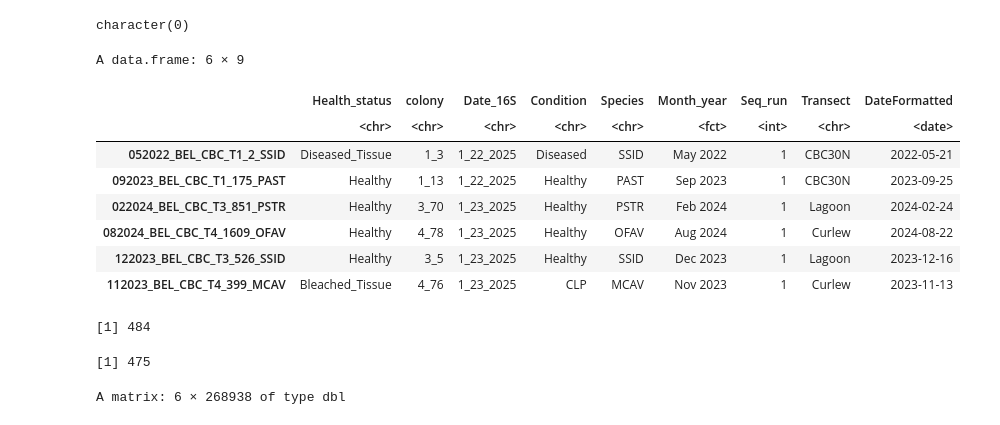
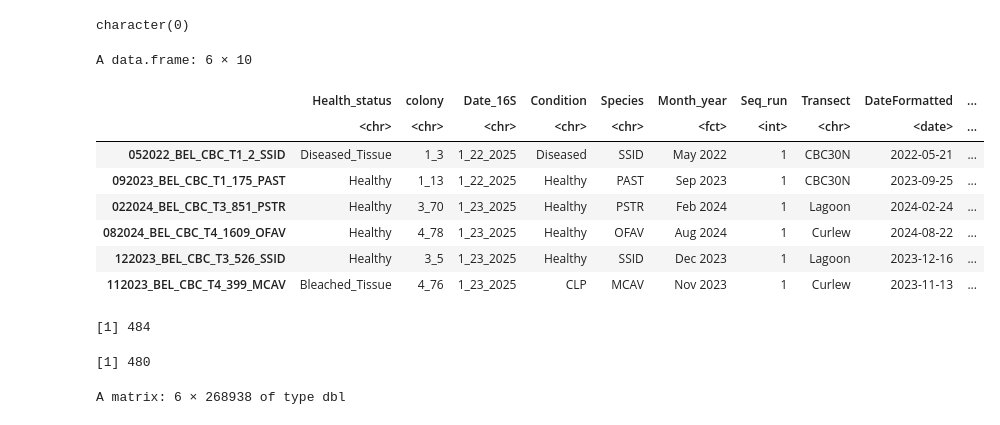
Before and after one commit to cdesouza02/BEL_16S_ITS2, a Jupyter notebook: BEL_16S_outputs/physeq_taxa16S.ipynb, the cells around one changed output. Saved outputs shown, nothing was run; the diff lists cells and outputs as text; code cells hidden in the pictures.

```diff
--- a/BEL_16S_outputs/physeq_taxa16S.ipynb
+++ b/BEL_16S_outputs/physeq_taxa16S.ipynb
@@ -219,26 +239,26 @@ character(0)
 rownames(meta) <- meta$Tubelabel_species
 # %%
 #cleaning up meta to only be of interest
-meta_clean<- meta[, c( "Health_status", "colony", "Date_16S", "Condition", "Species", "Month_year", "Seq_run", "Transect", "DateFormatted")]
+meta_clean<- meta[, c( "Health_status", "colony", "Date_16S", "Condition", "Species", "Month_year", "Seq_run", "Transect", "DateFormatted", "Tubelabel_species")]
 
 #MonthYear in chronological order
 head(meta_clean)
 # %% [output]
-A data.frame: 6 × 9
+A data.frame: 6 × 10
-|  | Health_status | colony | Date_16S | Condition | Species | Month_year | Seq_run | Transect | DateFormatted |
-|  | <chr> | <chr> | <chr> | <chr> | <chr> | <fct> | <int> | <chr> | <date> |
-| 052022_BEL_CBC_T1_2_SSID | Diseased_Tissue | 1_3 | 1_22_2025 | Diseased | SSID | May 2022 | 1 | CBC30N | 2022-05-21 |
-| 092023_BEL_CBC_T1_175_PAST | Healthy | 1_13 | 1_22_2025 | Healthy | PAST | Sep 2023 | 1 | CBC30N | 2023-09-25 |
-| 022024_BEL_CBC_T3_851_PSTR | Healthy | 3_70 | 1_23_2025 | Healthy | PSTR | Feb 2024 | 1 | Lagoon | 2024-02-24 |
-| 082024_BEL_CBC_T4_1609_OFAV | Healthy | 4_78 | 1_23_2025 | Healthy | OFAV | Aug 2024 | 1 | Curlew | 2024-08-22 |
-| 122023_BEL_CBC_T3_526_SSID | Healthy | 3_5 | 1_23_2025 | Healthy | SSID | Dec 2023 | 1 | Lagoon | 2023-12-16 |
-| 112023_BEL_CBC_T4_399_MCAV | Bleached_Tissue | 4_76 | 1_23_2025 | CLP | MCAV | Nov 2023 | 1 | Curlew | 2023-11-13 |
+|  | Health_status | colony | Date_16S | Condition | Species | Month_year | Seq_run | Transect | DateFormatted | ... |
+|  | <chr> | <chr> | <chr> | <chr> | <chr> | <fct> | <int> | <chr> | <date> | ... |
+| 052022_BEL_CBC_T1_2_SSID | Diseased_Tissue | 1_3 | 1_22_2025 | Diseased | SSID | May 2022 | 1 | CBC30N | 2022-05-21 | ... |
+| 092023_BEL_CBC_T1_175_PAST | Healthy | 1_13 | 1_22_2025 | Healthy | PAST | Sep 2023 | 1 | CBC30N | 2023-09-25 | ... |
+| 022024_BEL_CBC_T3_851_PSTR | Healthy | 3_70 | 1_23_2025 | Healthy | PSTR | Feb 2024 | 1 | Lagoon | 2024-02-24 | ... |
+| 082024_BEL_CBC_T4_1609_OFAV | Healthy | 4_78 | 1_23_2025 | Healthy | OFAV | Aug 2024 | 1 | Curlew | 2024-08-22 | ... |
+| 122023_BEL_CBC_T3_526_SSID | Healthy | 3_5 | 1_23_2025 | Healthy | SSID | Dec 2023 | 1 | Lagoon | 2023-12-16 | ... |
+| 112023_BEL_CBC_T4_399_MCAV | Bleached_Tissue | 4_76 | 1_23_2025 | CLP | MCAV | Nov 2023 | 1 | Curlew | 2023-11-13 | ... |
 # %%
 nrow(seqtab.all)
 nrow(meta_clean)
 # %% [output]
 [1] 484
-[1] 475
+[1] 480
 # %%
 ### match asv and meta rownames
 #### make sure they have _ not -
```
Also changed, not shown: parts of 41 cells of this notebook.
